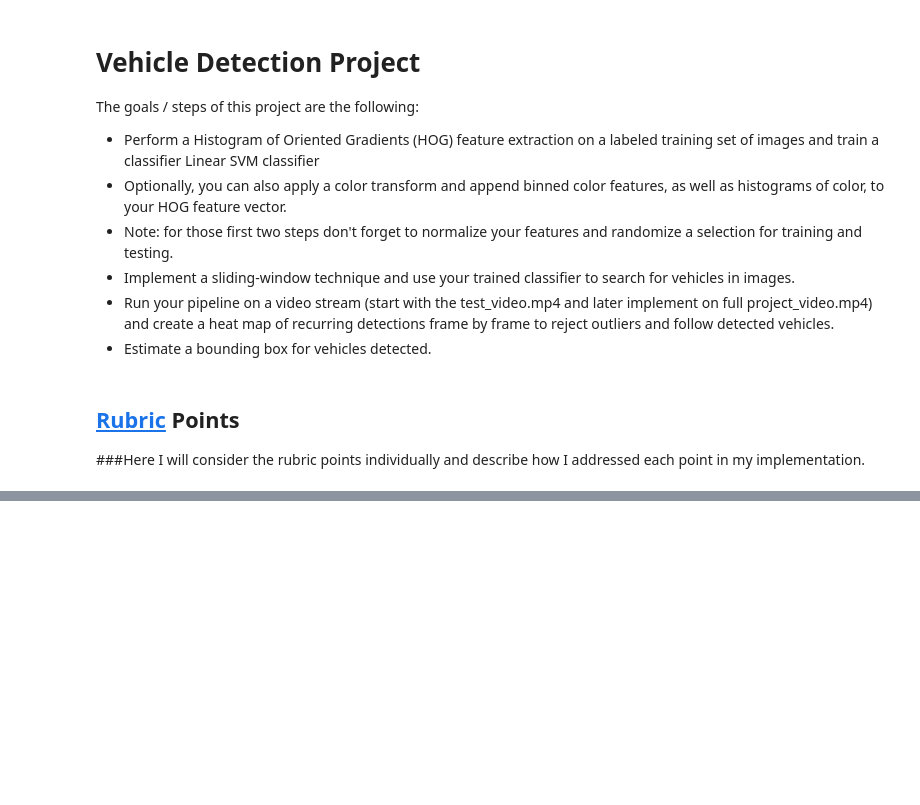
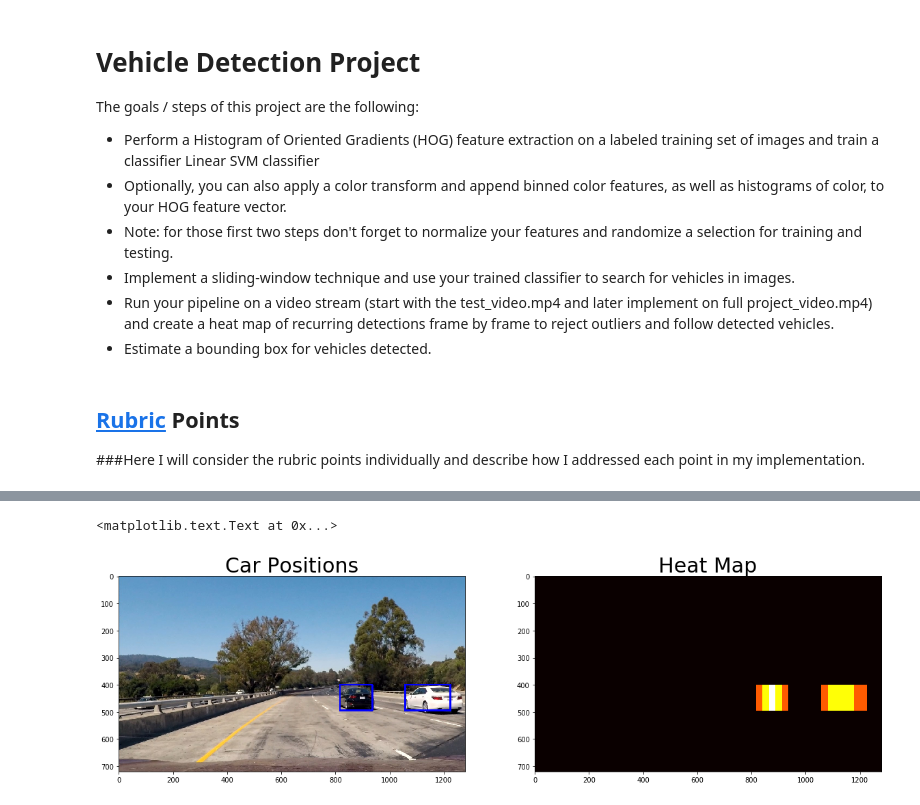
Before and after one commit to halolee/CarND-Vehicle-Detection, a Jupyter notebook: P5.ipynb, the cells around one changed output, grey strips where cells are left out. Drawn from its saved outputs; the diff is of its cells as text; code cells hidden in the pictures; blank space fills up the shorter version.

```diff
--- a/P5.ipynb
+++ b/P5.ipynb
@@ -536,0 +583,11 @@ Wall time: 2min 37s
+# %%
+heatmap, draw_img = labeled_boxes(image, new_box_list)
+
+f, (ax1, ax2) = plt.subplots(1, 2, figsize=(20,10))
+ax1.imshow(draw_img)
+ax1.set_title('Car Positions', fontsize=30)
+ax2.imshow(heatmap, cmap = 'hot')
+ax2.set_title('Heat Map', fontsize=30)
+# %% [output]
+<matplotlib.text.Text at 0x...>
+[figure, added]
```
Also changed, not shown: parts of 21 cells of this notebook.
